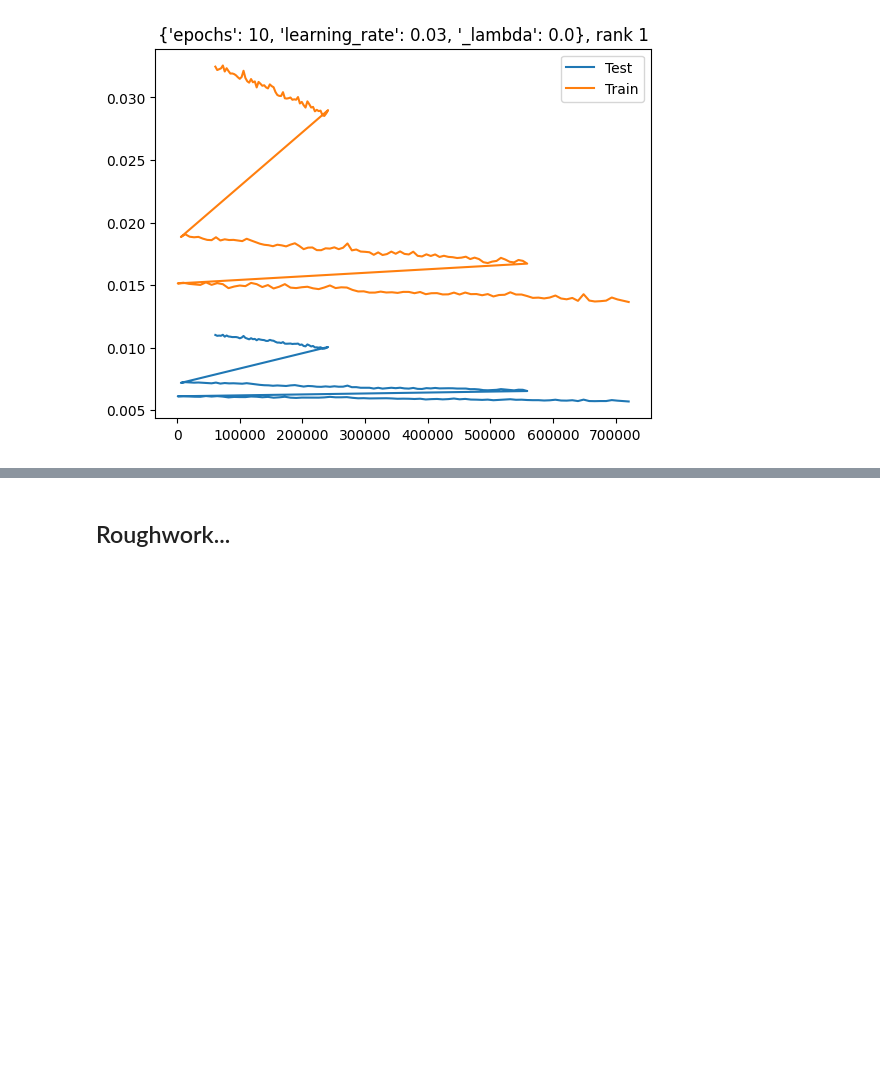
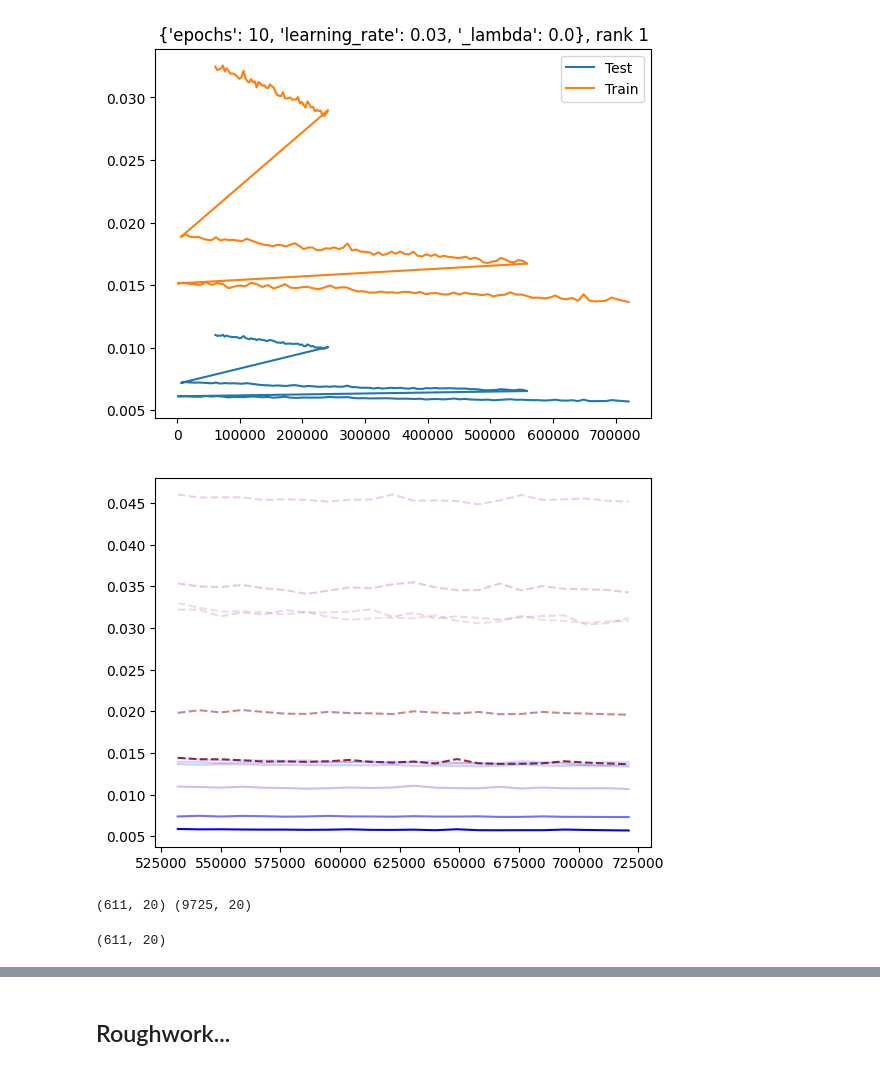
Before and after one commit to kushagrasachan/RecSys, a Jupyter notebook: MF_Recommender_nb.ipynb, the cells around one changed output, grey strips where cells are left out. Cells and saved outputs as stored; diff of their text form; code cells hidden in the pictures; blank space fills up the shorter version.

Commit message:
Compared different learning curves from grid search, corrected parameter saving logic in grid search

```diff
--- a/MF_Recommender_nb.ipynb
+++ b/MF_Recommender_nb.ipynb
@@ -561,13 +561,13 @@ def grid_search(model, train, test, param_grid, user_index=None):
         # print(v)
         params = dict(zip(keys, v))
         mf = MatrixFactorisation(train, params["k"])
-        params = dict(list(params.items())[1:])
+        func_params = dict(list(params.items())[1:])
         if(model == "als"):
-            mf.als(**params, validation=test)
+            mf.als(**func_params, validation=test)
         elif(model == "gd"):
-            mf.gradient_descent(**params, validation=test)
+            mf.gradient_descent(**func_params, validation=test)
         elif(model == "sgd"):
-            mf.sgd(**params, validation=test)
+            mf.sgd(**func_params, validation=test)
 
         train_mse = mf.train_mse_at_epochs
         test_mse = mf.test_mse_at_epochs
@@ -658,6 +644,15 @@ plt.legend()
 # %% [output]
 <matplotlib.legend.Legend at 0x...>
 [figure]
+# %%
+for i, curve_dict in enumerate(best_curves[:]):
+       mse_arr = np.array(curve_dict['mse']['test'])
+       train_mse_arr = np.array(curve_dict['mse']['train'])
+       if(mse_arr[70:,1][0] < 0.10):
+              plt.plot(mse_arr[300:,0], mse_arr[300:,1], alpha=1/(0.8*i+1), c="blue")         #won't work for initial slice indices over 300
+              plt.plot(train_mse_arr[300:, 0], train_mse_arr[300:, 1], alpha=1/(0.8*i+1), c="brown", linestyle='--')
+# %% [output]
+[figure, added]
 # %%
 import pickle
 with open("SGDGridSearch", "wb") as f:
@@ -671,11 +666,14 @@ P, Q = mf.als(epochs=5, solver="cg", validation=test, verbose=True)
 # %%
 ######--------- Training with SGD (Stochastic Gradient Descent) ---------######
 
-mf = MatrixFactorisation(train, 10)
+mf = MatrixFactorisation(train, 20)
 print( np.shape(mf.P), np.shape(mf.Q) )
 # print( mf.P )
 P, Q = mf.sgd(epochs=10, learning_rate=0.03, _lambda=0.0, validation=test, verbose=False)
 print(np.shape(P))
+# %% [output]
+(611, 20) (9725, 20)
+(611, 20)
 # %%
 ######--------- Training with Gradient Descent ---------######
 
```
Also changed, not shown: parts of 2 cells of this notebook.
